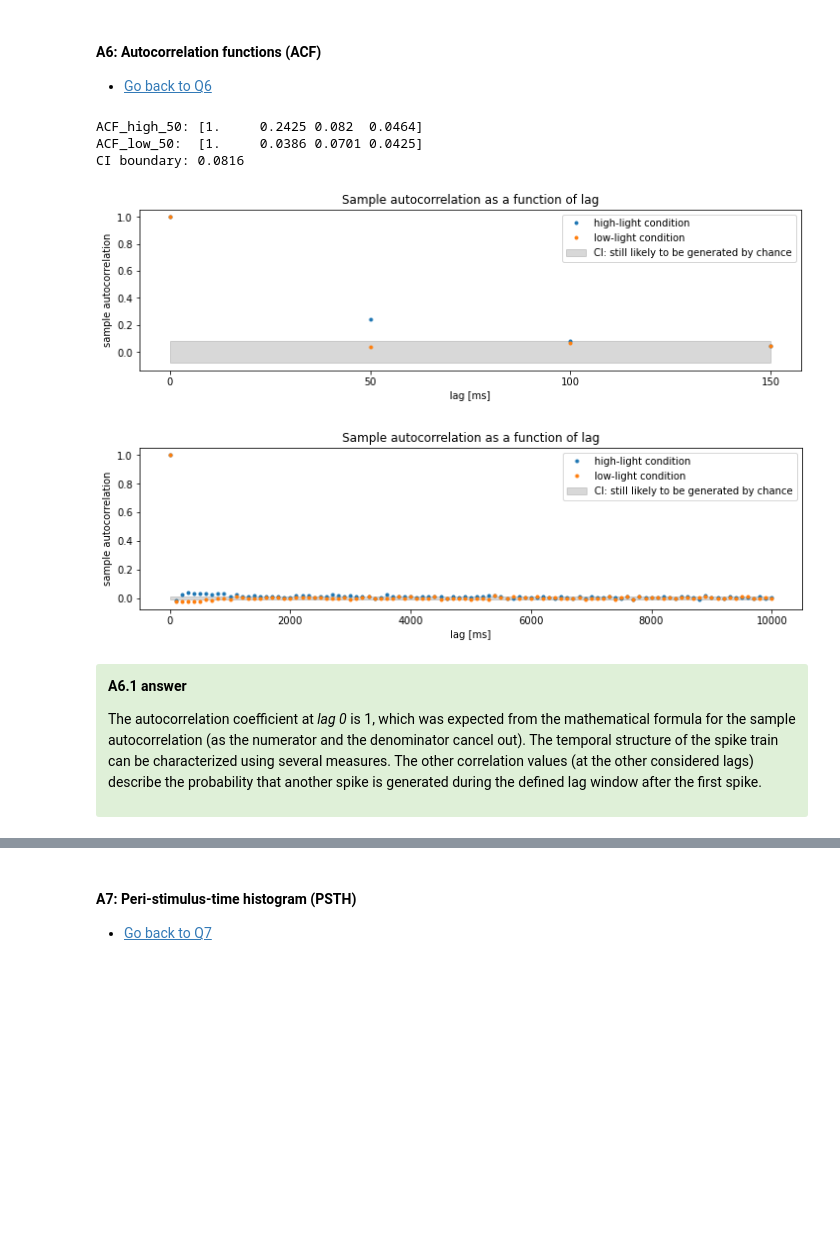
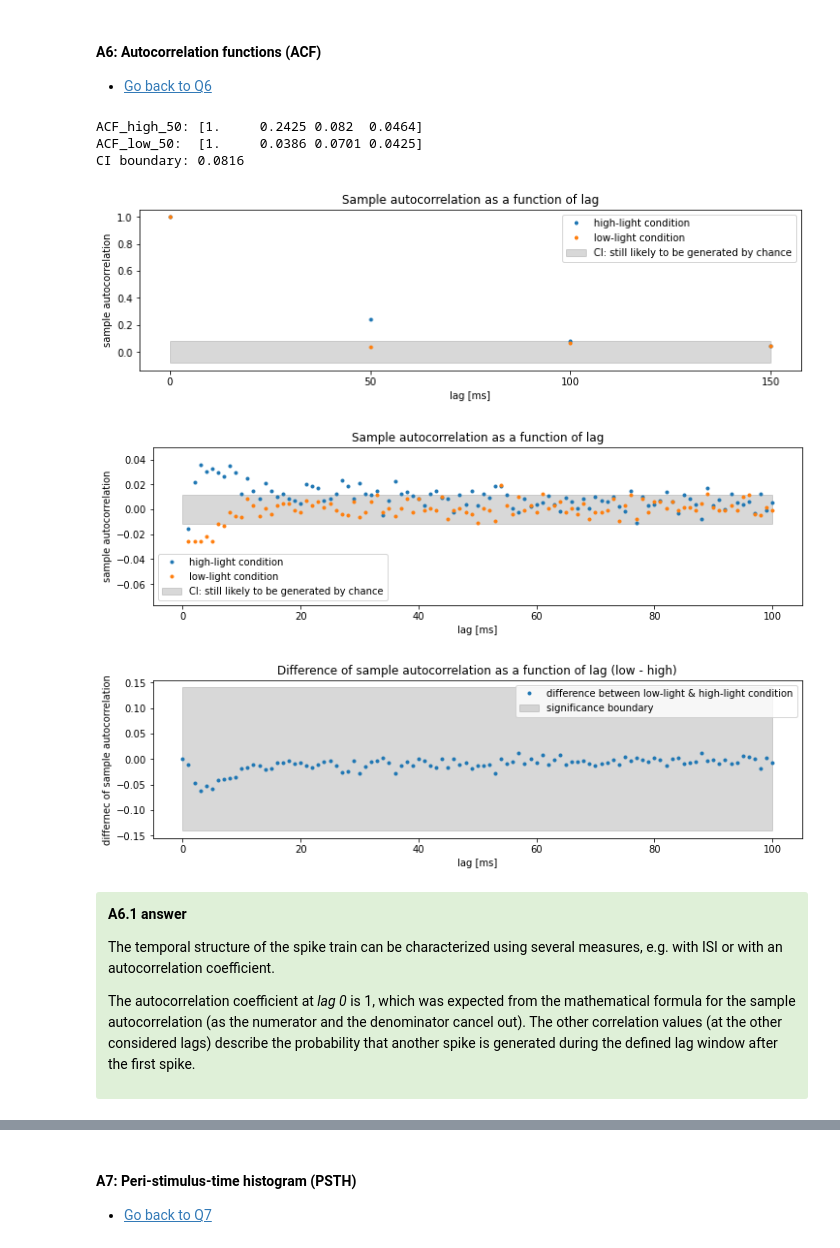
Before and after one commit to RobbeDeMuynck/CN_practicals, a Jupyter notebook: Module 2/Module2_Ex1_XX.ipynb, the cells around one changed output, grey strips where cells are left out. Drawn from its saved outputs; the diff is of its cells as text; code cells hidden in the pictures; blank space fills up the shorter version.

```diff
--- a/Module 2/Module2_Ex1_XX.ipynb
+++ b/Module 2/Module2_Ex1_XX.ipynb
@@ -677,49 +675,84 @@ def autocorr(spike_data, binsize=0.050, lags=3):
 ACF_high_50, CI_bound_50 = autocorr(spikes_high)
 ACF_low_50, _ = autocorr(spikes_low)
 
-print(f'ACF_high_50: {np.round(ACF_high_50, 4)}')
-print(f'ACF_low_50:  {np.round(ACF_low_50, 4)}')
-print(f'CI boundary: {CI_bound_50:.4f}')
+print(f"""
+ACF_high_50: {np.round(ACF_high_50, 4)}
+ACF_low_50:  {np.round(ACF_low_50, 4)}
+CI boundary: {CI_bound_50:.4f}
+""")
 
 #######################
 ##   Q6.2 solution   ##
 #######################
+
 fig, ax = plt.subplots(1, 1)
 x = np.arange(0, len(ACF_high_50))*50
 ax.plot(x, ACF_high_50, '.', label='high-light condition')
 ax.plot(x, ACF_low_50, '.', label='low-light condition')
 # ax.axhline(y = CI_bound_50, c='grey', ls=':',
 #            label='CI boundary: unlikely to be generated by chance')
 # ax.axhline(y = -CI_bound_50, c='grey', ls=':')
 ax.fill_between(x, -CI_bound_50, CI_bound_50, color='grey', alpha=0.3,
                 label='CI: still likely to be generated by chance')
 ax.set_title('Sample autocorrelation as a function of lag')
 ax.set_xlabel('lag [ms]')
 ax.set_ylabel('sample autocorrelation')
 ax.set_xticks(x)
 ax.legend()
 plt.show()
 
-# lag_plot(ACF_high_50, ACF_low_50, CI_bound_50, 50, np.arange(0, 4)*50)
-
 #######################
 ##   Q6.3 solution   ##
 #######################
 
 ACF_high_1, CI_bound_1 = autocorr(spikes_high, binsize=0.001, lags=100)
 ACF_low_1, _ = autocorr(spikes_low, binsize=0.001, lags=100)
 
-lag_plot(ACF_high_1, ACF_low_1, CI_bound_1, 100, np.arange(0, 20)*100)
+fig, ax = plt.subplots(1, 1)
+x = np.arange(0, len(ACF_high_1))*1
+ax.plot(x, ACF_high_1, '.', label='high-light condition')
+ax.plot(x, ACF_low_1, '.', label='low-light condition')
+# ax.axhline(y = CI_bound_50, c='grey', ls=':',
+#            label='CI boundary: unlikely to be generated by chance')
+# ax.axhline(y = -CI_bound_50, c='grey', ls=':')
+ax.fill_between(x, -CI_bound_1, CI_bound_1, color='grey', alpha=0.3,
+                label='CI: still likely to be generated by chance')
+ax.set_title('Sample autocorrelation as a function of lag')
+ax.set_xlabel('lag [ms]')
+ax.set_ylabel('sample autocorrelation')
+ax.legend()
+ax.set_ybound(upper=0.05)
+plt.show()
 
 #######################
 ##   Q6.4 solution   ##
 #######################
+
+# ACF_low_1 - ACF_high_1
+N1, N2 = len(ACF_low_1), len(ACF_high_1)
+sign_bound = (1/N1 + 1/ N2)**0.5
+
+fig, ax = plt.subplots(1, 1)
+x = np.arange(0, len(ACF_high_1))*1
+ax.plot(x, ACF_low_1-ACF_high_1, '.', label='difference between low-light & high-light condition')
+# ax.axhline(y = CI_bound_50, c='grey', ls=':',
+#            label='CI boundary: unlikely to be generated by chance')
+# ax.axhline(y = -CI_bound_50, c='grey', ls=':')
+ax.fill_between(x, -sign_bound, sign_bound, color='grey', alpha=0.3,
+                label='significance boundary')
+ax.set_title('Difference of sample autocorrelation as a function of lag (low - high)')
+ax.set_xlabel('lag [ms]')
+ax.set_ylabel('differnec of sample autocorrelation')
+ax.legend()
+# ax.set_ybound(upper=0.05)
+plt.show()
 # %% [output]
 ACF_high_50: [1.     0.2425 0.082  0.0464]
 ACF_low_50:  [1.     0.0386 0.0701 0.0425]
 CI boundary: 0.0816
 [figure]
-[figure, old version]
+[figure, new version]
+[figure, added]
 # %% [markdown]
 <div class="alert alert-success">
 <span style="color:black">
@@ -728,8 +761,9 @@ CI boundary: 0.0816
 
 <!-- \begin{tcolorbox}[colback=green!5] -->
 
+The temporal structure of the spike train can be characterized using several measures, e.g. with ISI or with an autocorrelation coefficient.
+
 The autocorrelation coefficient at *lag 0* is 1, which was expected from the mathematical formula for the sample autocorrelation (as the numerator and the denominator cancel out).
-The temporal structure of the spike train can be characterized using several measures.
 The other correlation values (at the other considered lags) describe the probability that another spike is generated during the defined lag window after the first spike.
 
 <!-- \end{tcolorbox} -->
```
Also changed, not shown: parts of 11 cells of this notebook.
